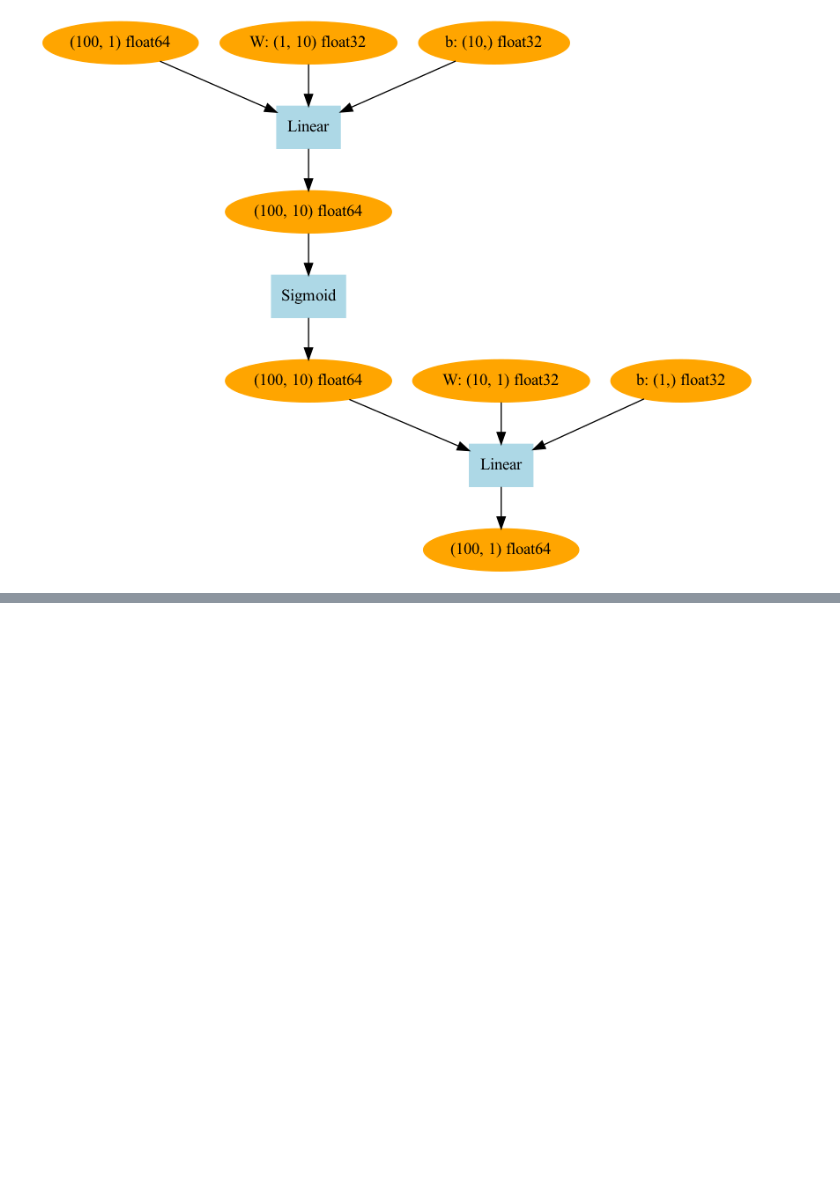
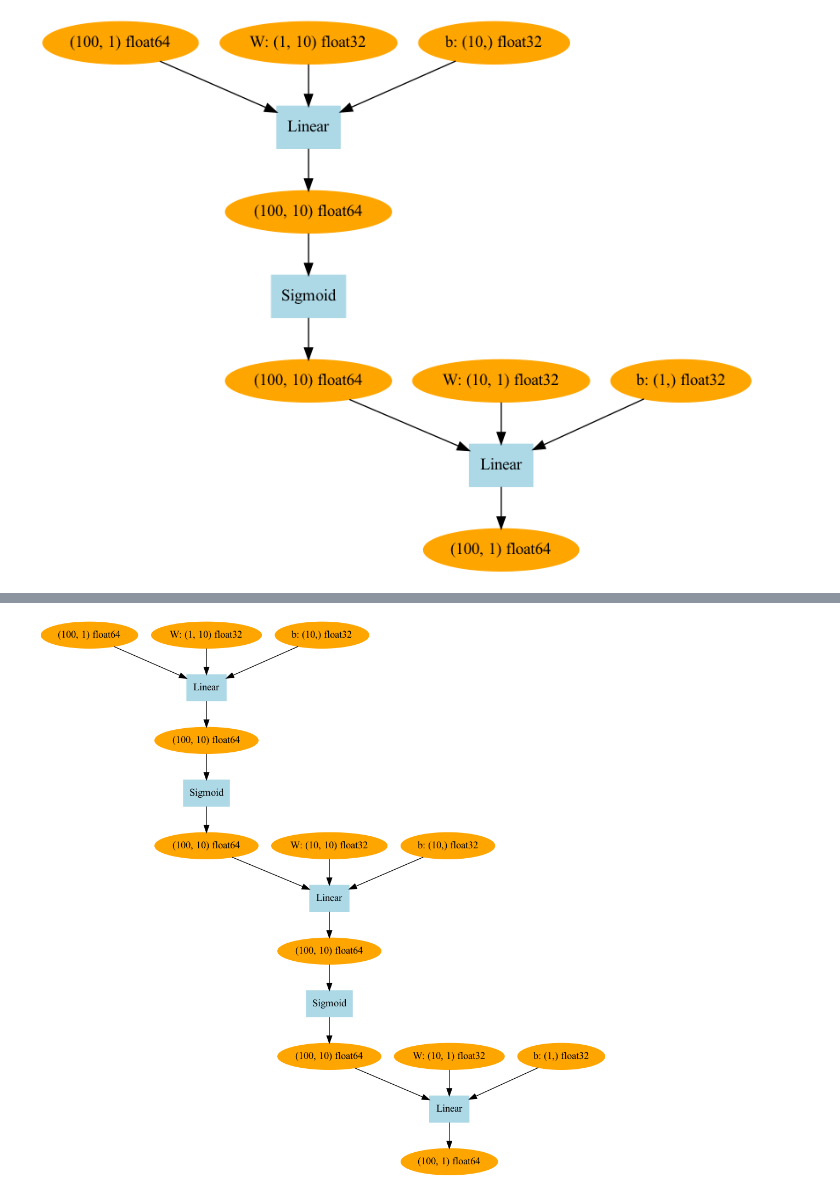
Before and after one commit to enoTak/adfp, a Jupyter notebook: sample_notebook/regression.ipynb, the cells around one changed output, grey strips where cells are left out. Saved outputs shown, nothing was run; the diff lists cells and outputs as text; code cells hidden in the pictures; blank space fills up the shorter version.

```diff
--- a/sample_notebook/regression.ipynb
+++ b/sample_notebook/regression.ipynb
@@ -222,0 +235,4 @@ for i in range(iters):
+# %%
+model.plot(x)
+# %% [output]
+[figure, added]
```
Also changed, not shown: parts of 4 cells of this notebook, 5 other files.
